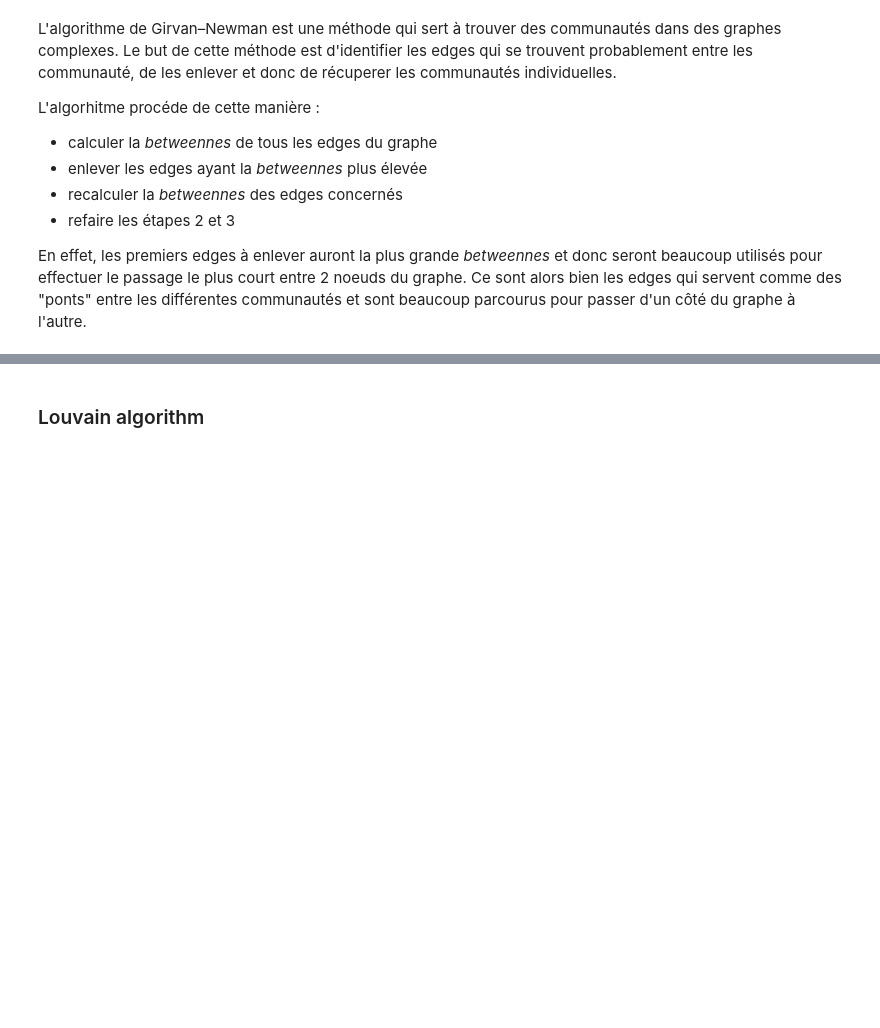
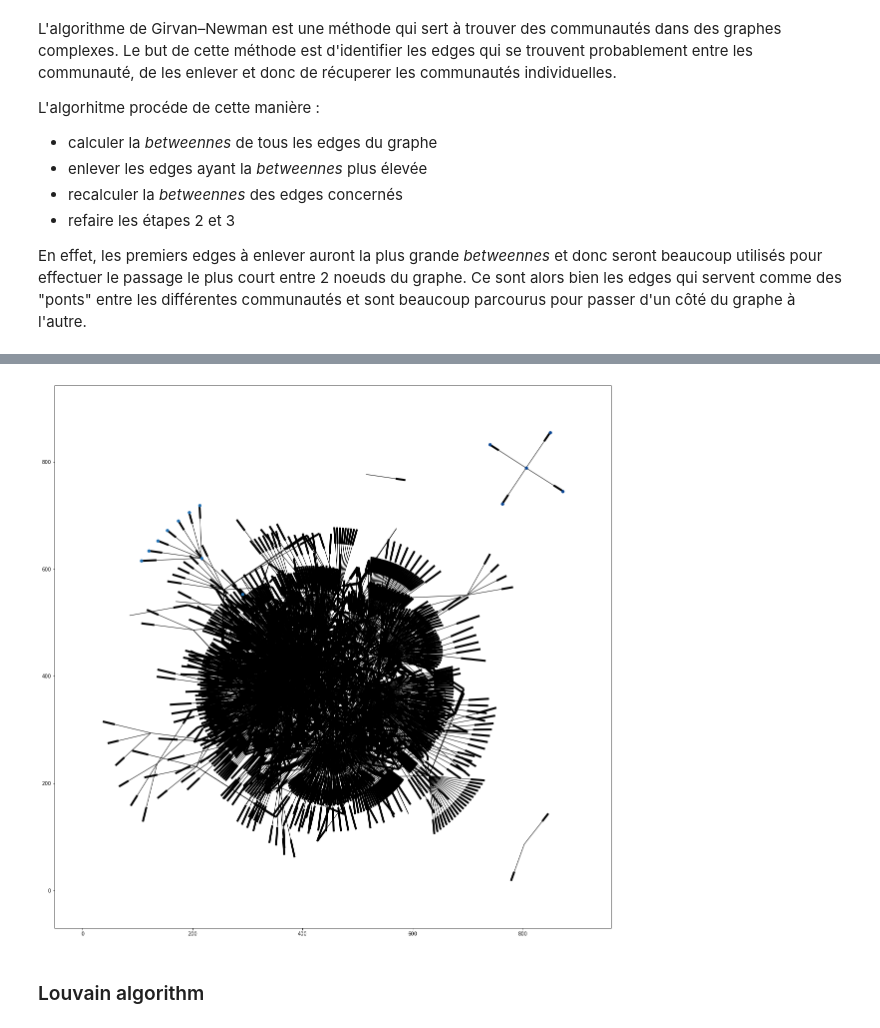
Before and after one commit to RuzickaJiri/Computer_Sciences, a Jupyter notebook: Graph_Theory.ipynb, the cells around one changed output, grey strips where cells are left out. Drawn from its saved outputs; the diff is of its cells as text; code cells hidden in the pictures; blank space fills up the shorter version.

```diff
--- a/Graph_Theory.ipynb
+++ b/Graph_Theory.ipynb
@@ -256,0 +282,7 @@ for communities in limited:
+# %%
+some_comms = []
+some_comms.append(['G1375', 'G220', 'G2303', 'G4322', 'G745'])
+some_comms.append(['G1468', 'G1834', 'G184', 'G2263', 'G231', 'G2537', 'G2970', 'G4726', 'G4869'])
+draw_agraph(G, some_comms)
+# %% [output]
+[figure, added]
```
Also changed, not shown: parts of 34 cells of this notebook.
